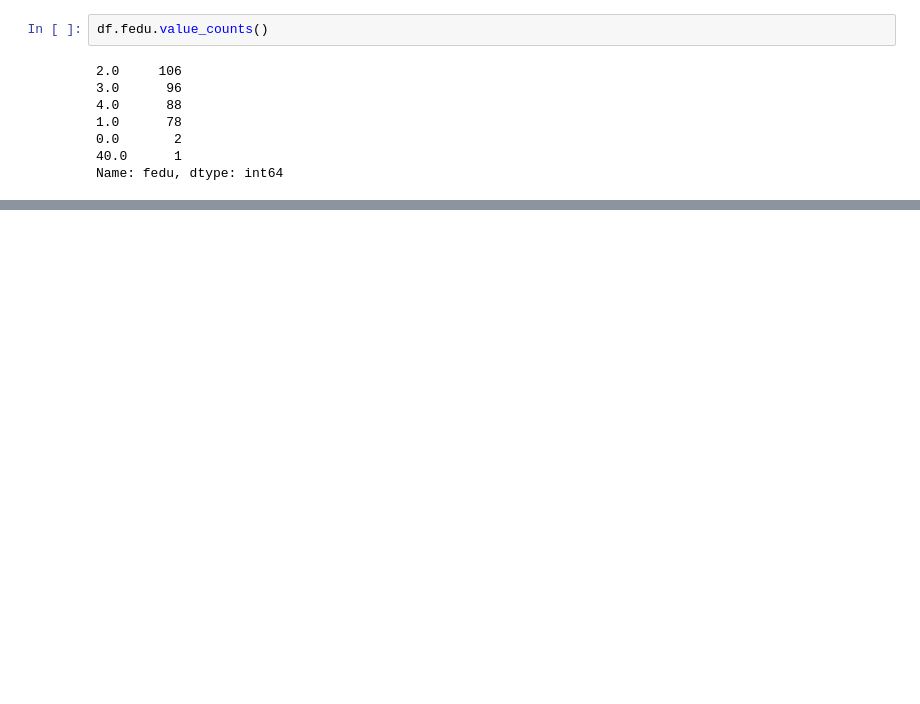
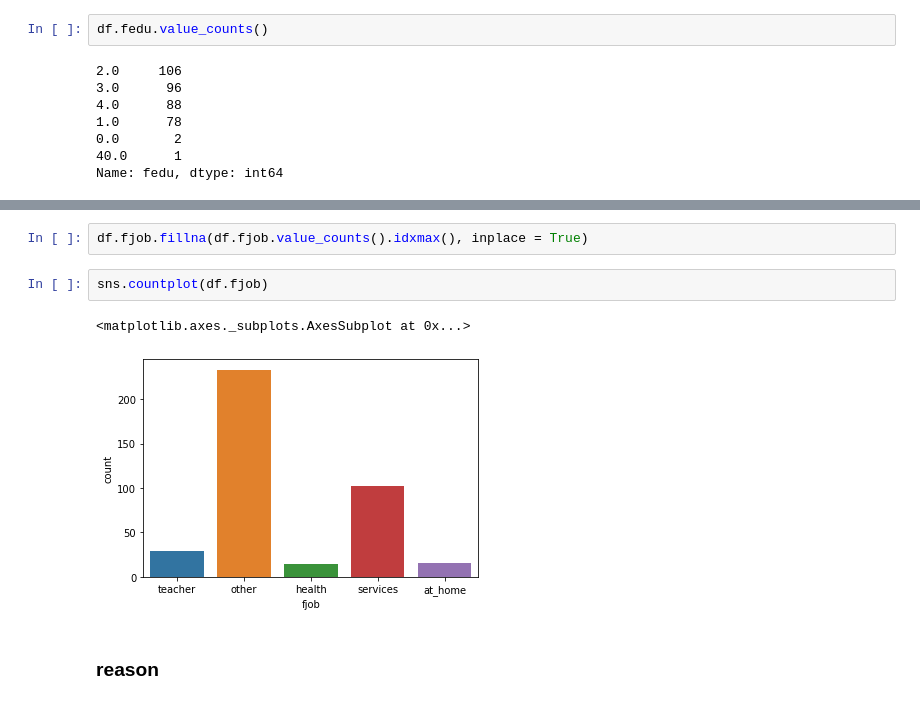
Before and after one commit to Golovolastik/skillfactory_rds, a Jupyter notebook: module_2/stud_math.ipynb, the cells around one changed output, grey strips where cells are left out. Cells and saved outputs as stored; diff of their text form; blank space fills up the shorter version.

```diff
--- a/module_2/stud_math.ipynb
+++ b/module_2/stud_math.ipynb
@@ -334,0 +393,9 @@ df.loc[df.medu.isnull()]
+# %%
+df.fjob.fillna(df.fjob.value_counts().idxmax(), inplace = True)
+# %%
+sns.countplot(df.fjob)
+# %% [output]
+<matplotlib.axes._subplots.AxesSubplot at 0x...>
+[figure, added]
+# %% [markdown]
+### reason
```
Also changed, not shown: parts of 131 cells of this notebook, 1 other file.
